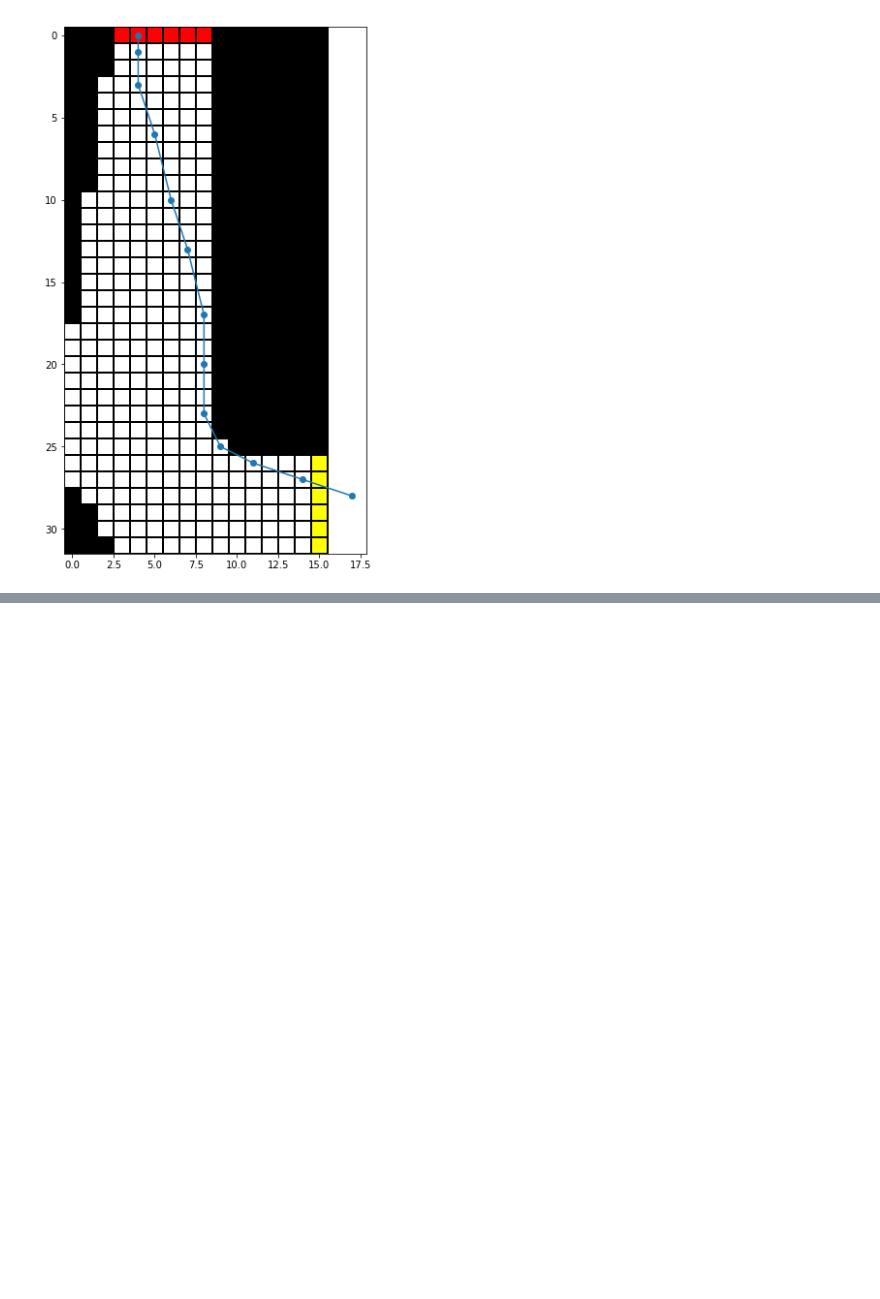
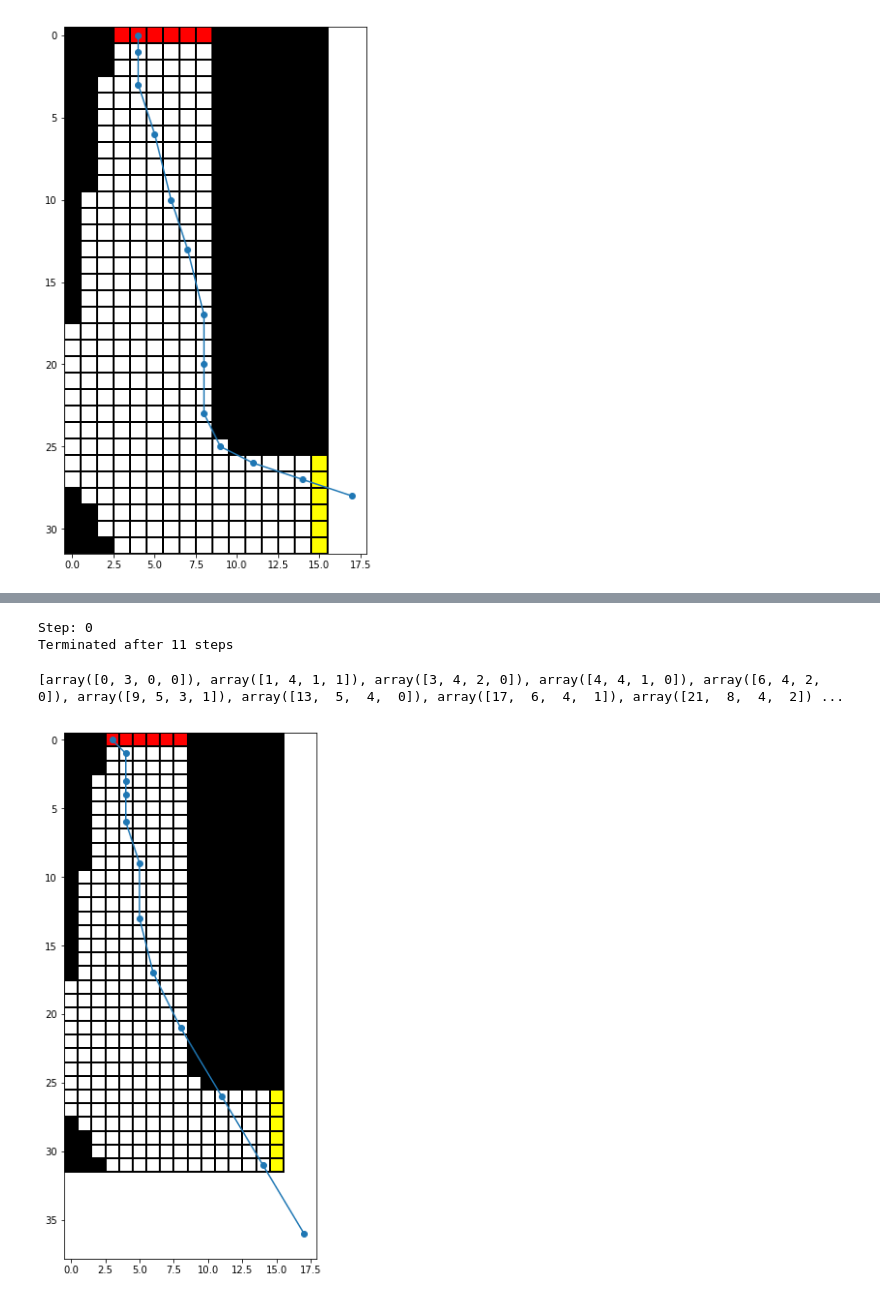
Before and after one commit to AndreasHaure/ReinforcementLearning, a Jupyter notebook: week4/andreas/Ex58_Racetrack.ipynb, the cells around one changed output, grey strips where cells are left out. Cells and saved outputs as stored; diff of their text form; code cells hidden in the pictures; blank space fills up the shorter version.

Commit message:
Working version of off policy MC

```diff
--- a/week4/andreas/Ex58_Racetrack.ipynb
+++ b/week4/andreas/Ex58_Racetrack.ipynb
@@ -465,0 +513,2 @@ class OffPolicyMonteCarloAgent:
+# %%
+agent2 = OffPolicyMonteCarloAgent(rt, n_episodes=1000, eps=0.9, gamma=0.1)
@@ -465,0 +535,14 @@ class OffPolicyMonteCarloAgent:
+# %%
+%matplotlib inline
+from IPython import display
+import time
+
+S, A, R = agent2.generate_episode(agent2.greedy_action)
+# %% [output]
+Step: 0
+Terminated after 11 steps
+# %%
+rt.draw_episode(S, A, R)
+# %% [output]
+[array([0, 3, 0, 0]), array([1, 4, 1, 1]), array([3, 4, 2, 0]), array([4, 4, 1, 0]), array([6, 4, 2, 0]), array([9, 5, 3, 1]), array([13,  5,  4,  0]), array([17,  6,  4,  1]), array([21,  8,  4,  2]) ...
+[figure, added]
```
Also changed, not shown: parts of 2 cells of this notebook.
